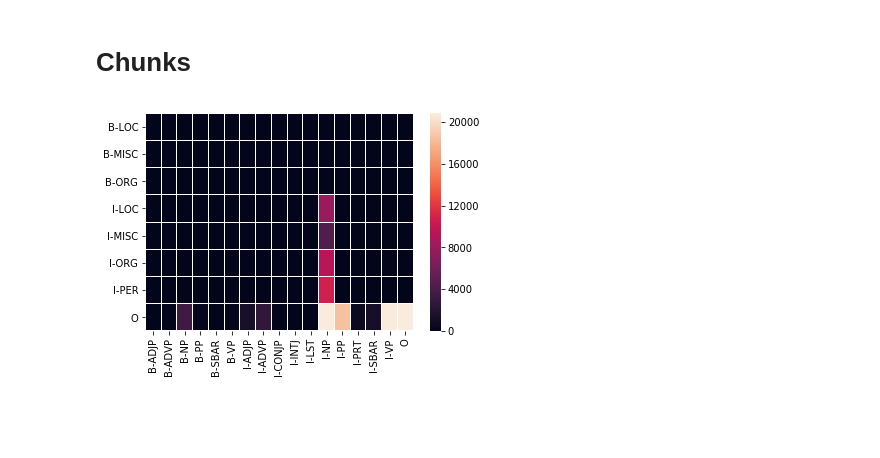
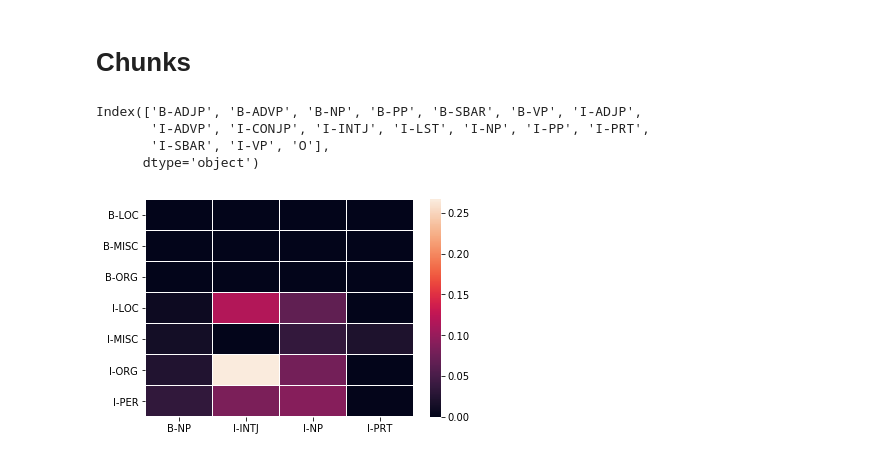
Before and after one commit to Naryxus/nlp4web-ml-project, a Jupyter notebook: data_analysis.ipynb, the cells around one changed output. Cells and saved outputs as stored; diff of their text form; code cells hidden in the pictures; blank space fills up the shorter version.

```diff
--- a/data_analysis.ipynb
+++ b/data_analysis.ipynb
@@ -123,6 +123,17 @@ def get_n_most_frequent_chunks_per_class(dictionary, n):
                 if chunk not in output[cls2]:
                     output[cls2] = 0
 
+    counter = {}
+    for cls in output:
+        for chunk in output[cls]:
+            if chunk not in counter:
+                counter[chunk] = 0
+            counter[chunk] += output[cls][chunk]
+
+    for cls in output:
+        for chunk in output[cls]:
+            output[cls][chunk] /= counter[chunk]
+
     return output
 
 def split_data(lst_of_tpl):
@@ -232,8 +233,17 @@ plt.show()
 # %%
 counts = get_n_most_frequent_chunks_per_class(data, 5)
 
 df = pd.DataFrame(counts)
-sns.heatmap(df.T, robust = 1, linewidth = 0.1)
+cols = df.columns[:-1]
+df = df[cols]
+print(df.T.columns)
+df = df.T[['B-NP', 'I-INTJ', 'I-NP', 'I-PRT']]
+sns.heatmap(df, linewidth = 0.1)
+plt.savefig('chunks_per_class.png')
 plt.show()
 # %% [output]
+Index(['B-ADJP', 'B-ADVP', 'B-NP', 'B-PP', 'B-SBAR', 'B-VP', 'I-ADJP',
+       'I-ADVP', 'I-CONJP', 'I-INTJ', 'I-LST', 'I-NP', 'I-PP', 'I-PRT',
+       'I-SBAR', 'I-VP', 'O'],
+      dtype='object')
-[figure, old version]
+[figure, new version]
```
Also changed, not shown: parts of 1 cell of this notebook, 8 other files.
